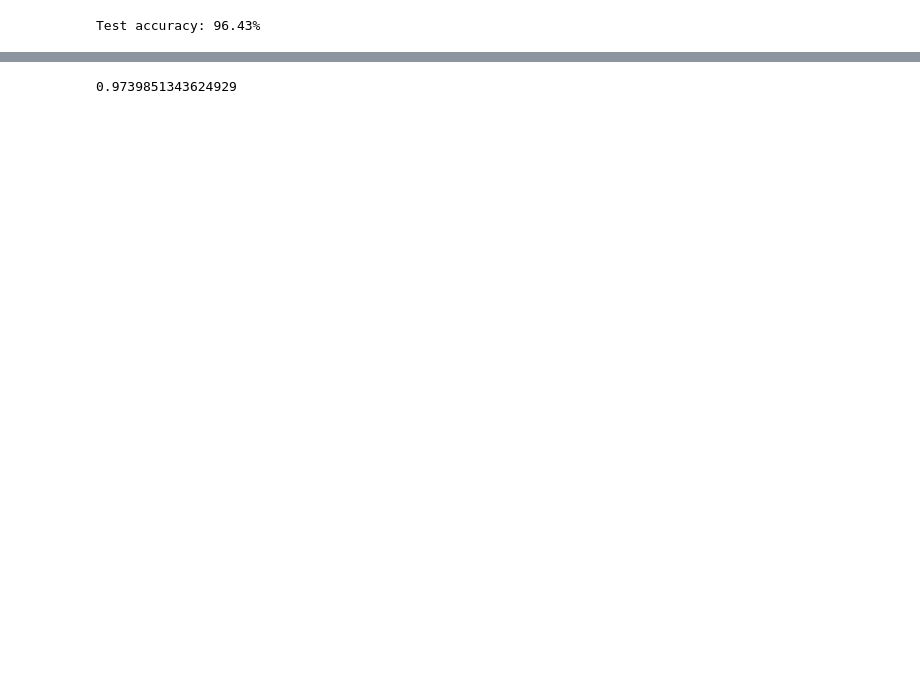
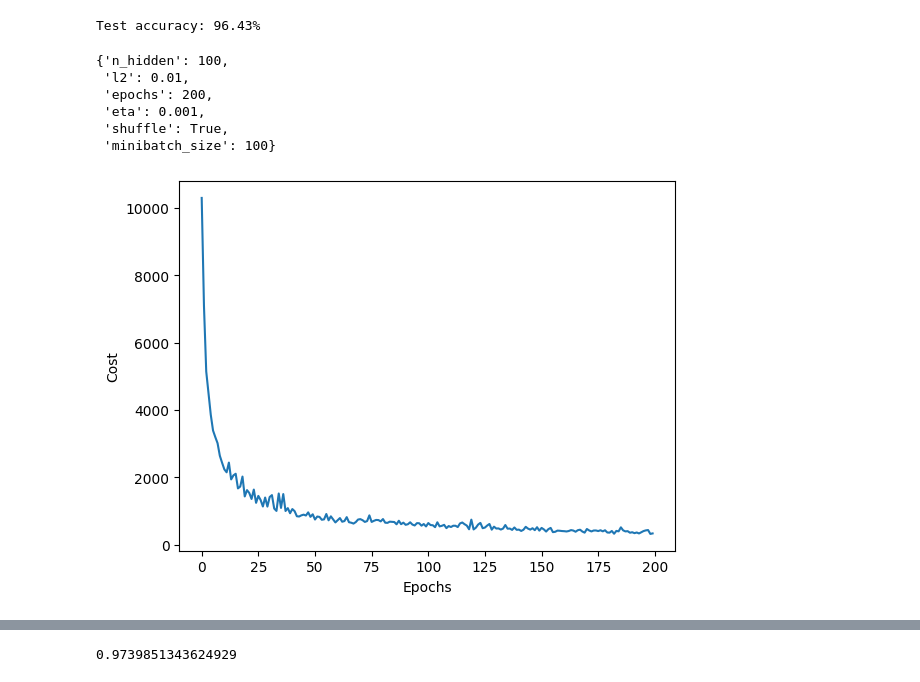
Before and after one commit to shab-sa/cs_internship, a Jupyter notebook: Step10/Detect Handwriting Data.ipynb, the cells around one changed output, grey strips where cells are left out. Drawn from its saved outputs; the diff is of its cells as text; code cells hidden in the pictures; blank space fills up the shorter version.

```diff
--- a/Step10/Detect Handwriting Data.ipynb
+++ b/Step10/Detect Handwriting Data.ipynb
@@ -193,4 +206,5 @@ normalized_x_train
 # %%
+from sklearn.base import BaseEstimator
 import numpy as np
 import sys
 class NeuralNetMLP(object):
@@ -318,6 +332,15 @@ class NeuralNetMLP(object):
         y_pred = np.argmax(z_out, axis=1)
         return y_pred
 
+    # Fot using GridSearchCV to find best hyperparameter values
+    def get_params(self, deep=False):
+        return {'n_hidden':self.n_hidden, 'l2':self.l2, 'epochs':self.epochs, 'eta':self.eta, 'shuffle':self.shuffle, 'minibatch_size':self.minibatch_size}
+
+    def set_params(self, **Parameters):
+        for parameter, value in Parameters.items():
+            setattr(self, parameter, value)
+        return self
+
     def fit(self, X_train, y_train, X_valid, y_valid):
         """ Learn weights from training data.
 
@@ -416,8 +439,7 @@ class NeuralNetMLP(object):
             # Evaluation after each epoch during training
             z_h, a_h, z_out, a_out = self._forward(X_train)
 
-            cost = self._compute_cost(y_enc=y_train_enc,
-            output=a_out)
+            cost = self._compute_cost(y_enc=y_train_enc, output=a_out)
 
             y_train_pred = self.predict(X_train)
             y_valid_pred = self.predict(X_valid)
@@ -442,0 +458,25 @@ nn.fit(X_train=x_train, y_train=y_train, X_valid=x_test[:1873], y_valid=y_test[:
+# %%
+from sklearn.model_selection import RepeatedKFold
+from sklearn.model_selection import GridSearchCV
+from sklearn.preprocessing import StandardScaler
+
+model = NeuralNetMLP()
+n_hidden=[1, 10, 100]
+l2=[0.1, 0.01]
+epochs=[200]
+eta=[0.0005, 0.001]
+minibatch_size=[100]
+shuffle=[True]
+
+
+grid = dict(n_hidden=n_hidden, l2=l2, epochs=epochs, eta=eta, minibatch_size=minibatch_size, shuffle=shuffle)
+
+print("[INFO] grid searching over the hyperparameters...")
+cvFold = RepeatedKFold(n_splits=10, n_repeats=3, random_state=1)
+gridSearch = GridSearchCV(estimator=model, param_grid=grid, n_jobs=-1,
+	cv=cvFold, scoring="neg_mean_squared_error")
+searchResults = gridSearch.fit(x_train, y_train, X_valid=x_test[:1873], y_valid=y_test[:1873])
+# extract the best model and evaluate it
+print("[INFO] evaluating...")
+bestModel = searchResults.best_estimator_
+#print("R2: {:.2f}".format(bestModel.score(x_test, y_test)))
@@ -446,3 +491,20 @@ acc = (np.sum(y_test[1873:] == y_test_pred).astype(float) / x_test[1873:].shape[
 print('Test accuracy: %.2f%%' % (acc * 100))
 # %% [output]
 Test accuracy: 96.43%
+# %%
+bestModel.get_params()
+# %% [output]
+{'n_hidden': 100,
+ 'l2': 0.01,
+ 'epochs': 200,
+ 'eta': 0.001,
+ 'shuffle': True,
+ 'minibatch_size': 100}
+# %%
+import matplotlib.pyplot as plt
+plt.plot(range(bestModel.epochs), bestModel.eval_['cost'])
+plt.ylabel('Cost')
+plt.xlabel('Epochs')
+plt.show()
+# %% [output]
+[figure, added]
```
Also changed, not shown: parts of 14 cells of this notebook.
